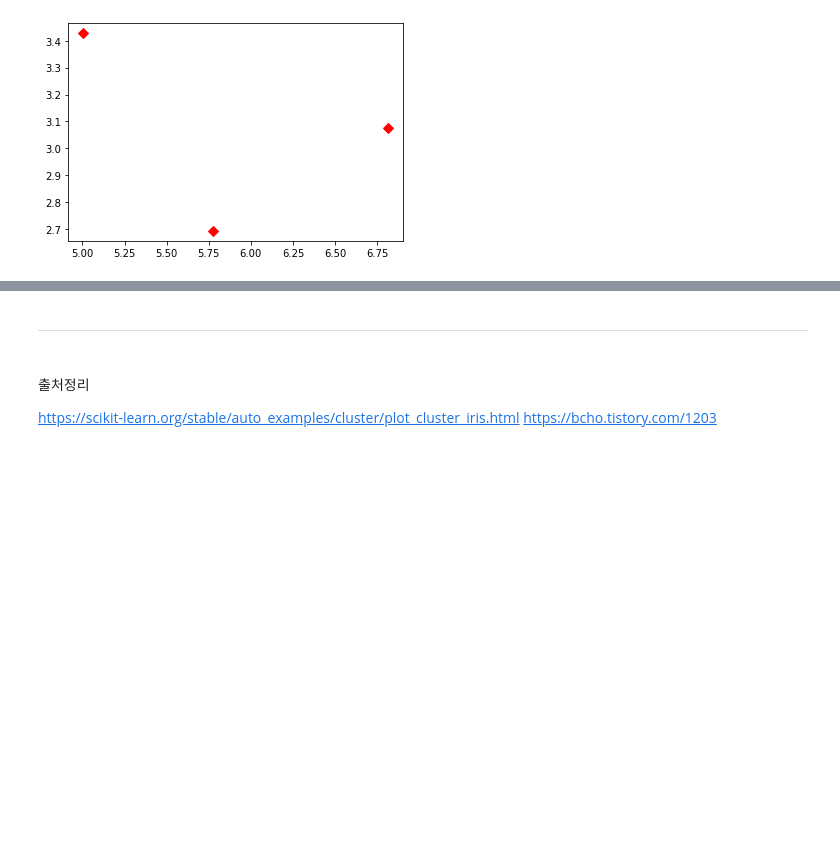
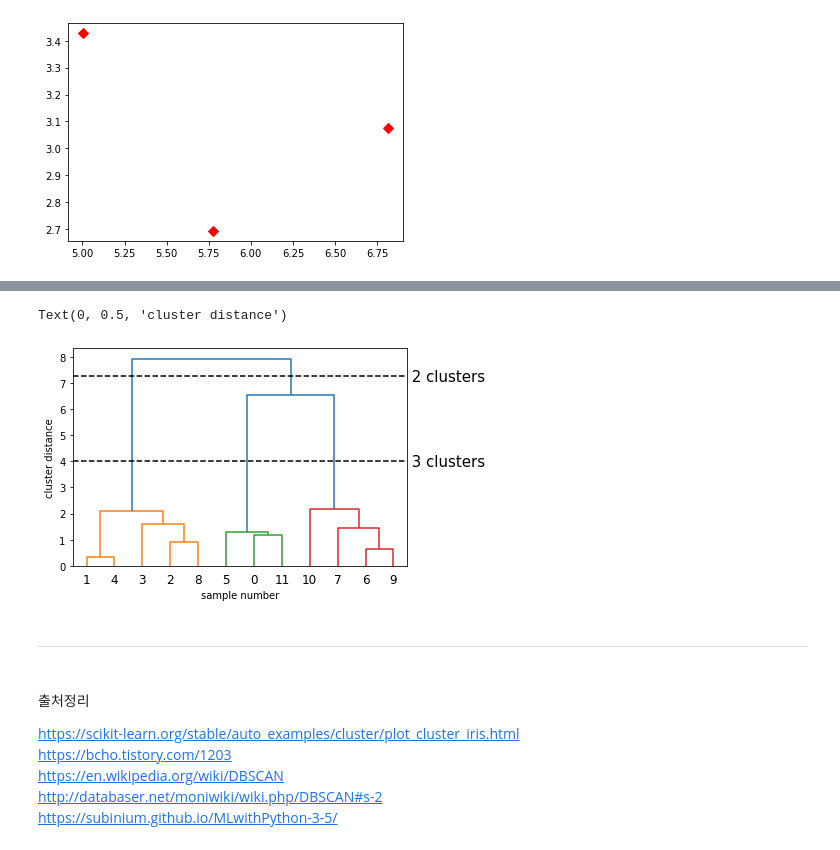
Before and after one commit to lmyourGenie/MachineLearning_Study, a Jupyter notebook: basic_concept/군집 Clustering.ipynb, the cells around one changed output, grey strips where cells are left out. Cells and saved outputs as stored; diff of their text form; code cells hidden in the pictures; blank space fills up the shorter version.

```diff
--- a/basic_concept/군집 Clustering.ipynb
+++ b/basic_concept/군집 Clustering.ipynb
@@ -82,3 +172,29 @@ __밀도 있게 연결돼 있는__ 데이터 집합은 동일한 클러스터라
+# %%
+# SciPy에서 ward 군집 함수와 덴드로그램 함수를 임포트
+from scipy.cluster.hierarchy import dendrogram, ward
+from sklearn.datasets import make_blobs
+
+X, y = make_blobs(random_state=0, n_samples=12)
+# 데이터 배열 X 에 ward 함수를 적용
+# SciPy의 ward 함수는 병합 군집을 수행할 때 생성된
+# 거리 정보가 담긴 배열을 리턴합
+linkage_array = ward(X)
+# 클러스터 간의 거리 정보가 담긴 linkage_array를 사용해 덴드로그램을 그림
+dendrogram(linkage_array)
+
+# 두 개와 세 개의 클러스터를 구분하는 커트라인을 표시
+ax = plt.gca()
+bounds = ax.get_xbound()
+ax.plot(bounds, [7.25, 7.25], '--', c='k')
+ax.plot(bounds, [4, 4], '--', c='k')
+
+ax.text(bounds[1], 7.25, ' 2 clusters', va='center', fontdict={'size': 15})
+ax.text(bounds[1], 4, ' 3 clusters', va='center', fontdict={'size': 15})
+plt.xlabel("sample number")
+plt.ylabel("cluster distance")
+# %% [output]
+Text(0, 0.5, 'cluster distance')
+[figure, added]
 # %% [markdown]
 ---
 
@@ -88,3 +204,6 @@ __밀도 있게 연결돼 있는__ 데이터 집합은 동일한 클러스터라
 
 https://scikit-learn.org/stable/auto_examples/cluster/plot_cluster_iris.html
 https://bcho.tistory.com/1203
+https://en.wikipedia.org/wiki/DBSCAN
+http://databaser.net/moniwiki/wiki.php/DBSCAN#s-2
+https://subinium.github.io/MLwithPython-3-5/
```
Also changed, not shown: parts of 12 cells of this notebook.
